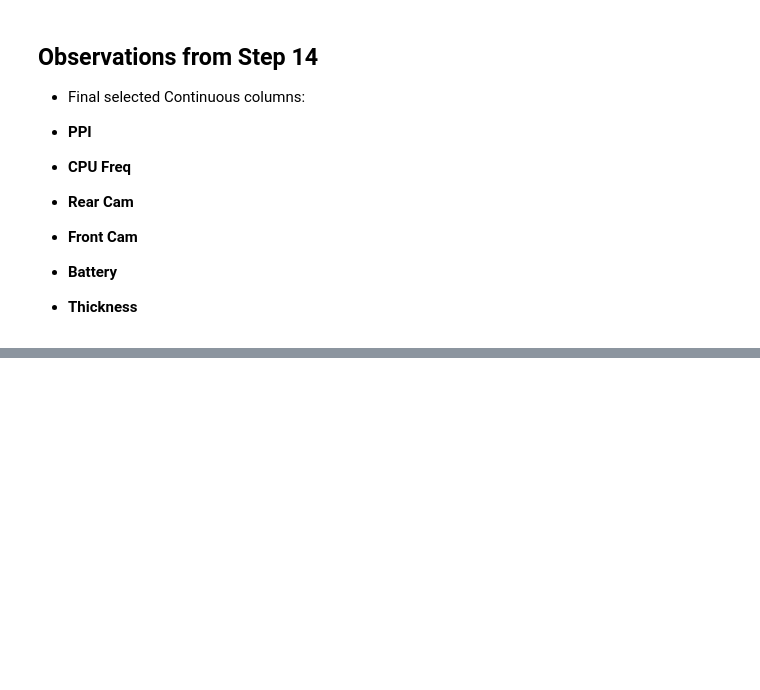
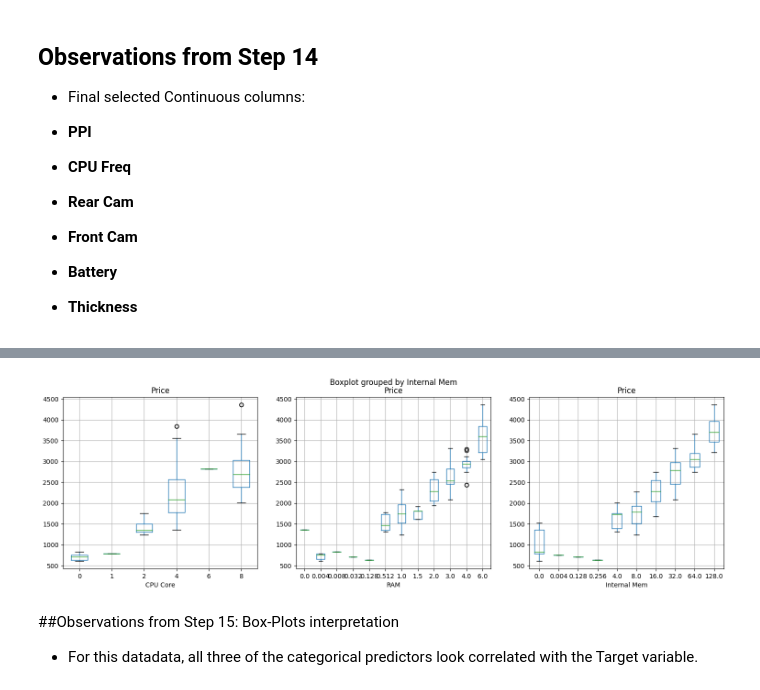
Before and after one commit to AdrianP03/ST1Capstone, a Jupyter notebook: ST1Capstone.ipynb, the cells around one changed output, grey strips where cells are left out. Saved outputs shown, nothing was run; the diff lists cells and outputs as text; code cells hidden in the pictures; blank space fills up the shorter version.

```diff
--- a/ST1Capstone.ipynb
+++ b/ST1Capstone.ipynb
@@ -430,0 +435,16 @@ Name: Price, dtype: float64
+# %%
+# Box plots for continuous Target Variable "Price" and Categorical predictors
+CategoricalColsList=['CPU Core','RAM','Internal Mem']
+
+import matplotlib.pyplot as plt
+fig, PlotCanvas=plt.subplots(nrows=1, ncols=len(CategoricalColsList), figsize=(18,5))
+
+# Creating box plots for each continuous predictor against the Target Variable "Price"
+for PredictorCol , i in zip(CategoricalColsList, range(len(CategoricalColsList))):
+    CellphoneData.boxplot(column='Price', by=PredictorCol, figsize=(5,5), vert=True, ax=PlotCanvas[i])
+# %% [output]
+[figure, added]
+# %% [markdown]
+##Observations from Step 15: Box-Plots interpretation
+
+* For this datadata, all three of the categorical predictors look correlated with the Target variable.
```
Also changed, not shown: parts of 3 cells of this notebook.
